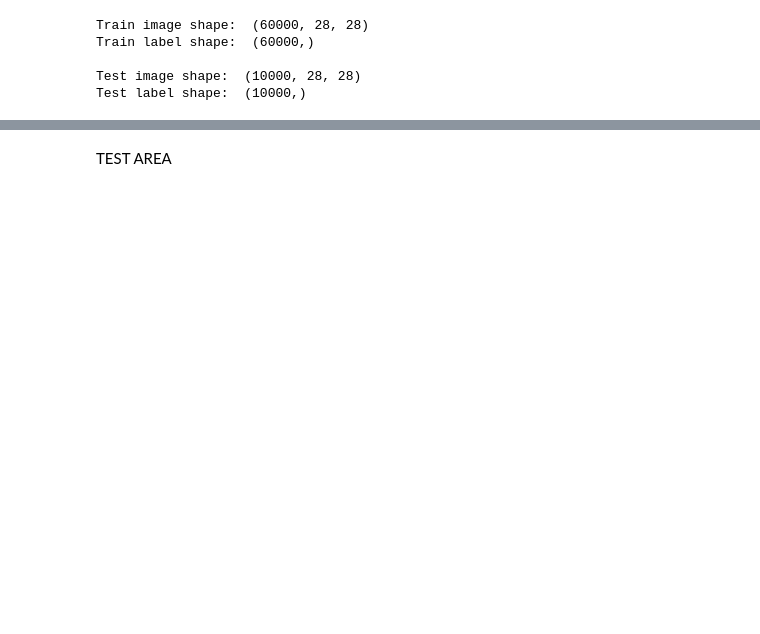
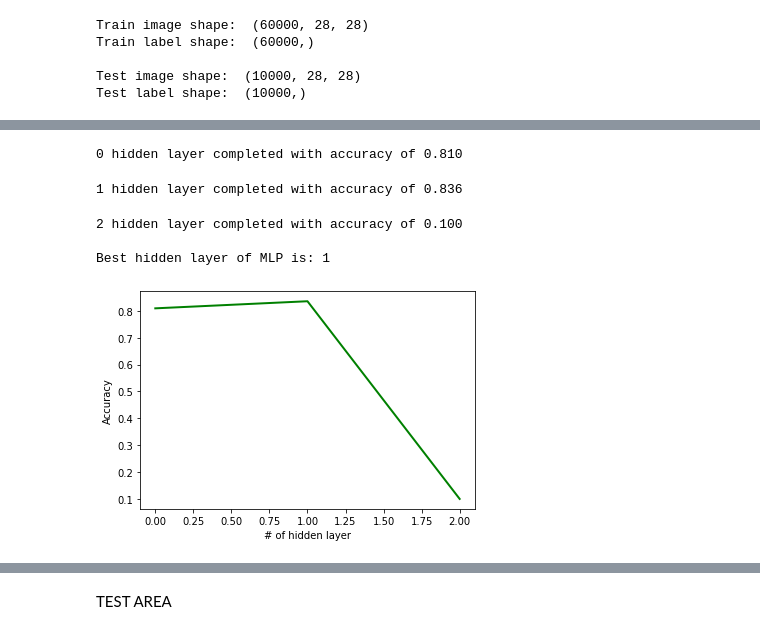
Before and after one commit to dbtronics/COMP551---Miniproject-3-Classification-of-Image-Data-, a Jupyter notebook: Group_18_Miniproject_3.ipynb, the cells around one changed output, grey strips where cells are left out. Cells and saved outputs as stored; diff of their text form; code cells hidden in the pictures; blank space fills up the shorter version.

```diff
--- a/Group_18_Miniproject_3.ipynb
+++ b/Group_18_Miniproject_3.ipynb
@@ -320,0 +385,27 @@ Mean [training, validation] accuracy of [0.985, 0.835]
+# %%
+hidden_layer = [0, 1, 2]
+model_array = []
+layer_acc = np.zeros(len(hidden_layer))
+best_layer=0 # select the best out of layer_acc array
+x_train = x_train[:int(x_train.shape[0]*best_training_fraction)] # values retrieved from before testing
+y_train = y_train[:int(y_train.shape[0]*best_training_fraction)] # values retrieved from before testing
+
+for layer_index in range(len(hidden_layer)):
+  model = MLP(x_test.shape[1], np.max(y_test)+1, activation = "relu", hidden_layer=hidden_layer[layer_index])
+  model.fit(x_train, y_train, 50)
+  model_array.append(model)
+  yh = model.predict(x_test)
+  layer_acc[layer_index] = model.eval_acc(yh, y_test)
+  print("%d hidden layer completed with accuracy of %.3f" %(hidden_layer[layer_index], layer_acc[layer_index]))
+best_layer = np.argmax(layer_acc)
+plt.plot(hidden_layer, layer_acc, linewidth=2, color='green')
+plt.xlabel("# of hidden layer")
+plt.ylabel("Accuracy")
+print("\nBest hidden layer of MLP is: %d"%best_layer)
+# %% [output]
+0 hidden layer completed with accuracy of 0.810
+1 hidden layer completed with accuracy of 0.836
+2 hidden layer completed with accuracy of 0.100
+
+Best hidden layer of MLP is: 1
+[figure, added]
```
Also changed, not shown: parts of 16 cells of this notebook.
